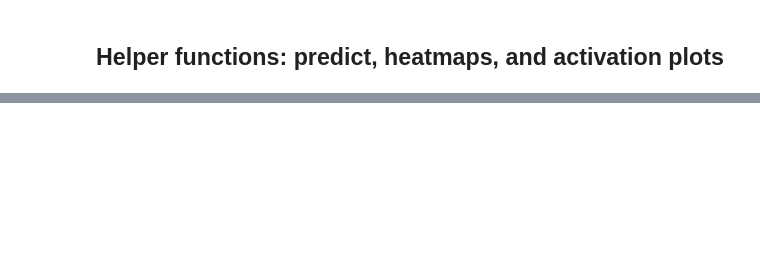
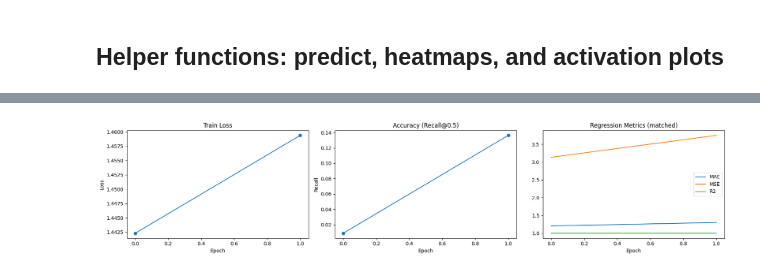
Before and after one commit to Tanaphat-Ken/Image-Processing-Proj, a Jupyter notebook: faster-rcnn.ipynb, the cells around one changed output, grey strips where cells are left out. Drawn from its saved outputs; the diff is of its cells as text; code cells hidden in the pictures; blank space fills up the shorter version.

```diff
--- a/faster-rcnn.ipynb
+++ b/faster-rcnn.ipynb
@@ -317,0 +680,80 @@ Selected indices: [217, 383, 817, 115, 1081]  (first 3 similar)
+# %%
+# Safe diagnostic check before full training
+import subprocess, sys, time
+
+print("=== Environment Check ===")
+print("Python:", sys.version.splitlines()[0])
+print("Torch:", torch.__version__)
+print("CUDA available:", torch.cuda.is_available())
+
+if torch.cuda.is_available():
+    try:
+        print("GPU name:", torch.cuda.get_device_name(0))
+        print("CUDA memory allocated (MB):", torch.cuda.memory_allocated(0) / 1024**2)
+        print("CUDA memory reserved (MB):", torch.cuda.memory_reserved(0) / 1024**2)
+    except Exception as e:
+        print("CUDA info error:", e)
+
+print("\n=== Single Batch Test (Safe) ===")
+# Test single batch with mixed precision to avoid crashes
+from torch.utils.data import Subset
+tiny_loader = DataLoader(Subset(train_ds, [0]), batch_size=1, shuffle=False,
+                        collate_fn=lambda x: tuple(zip(*x)), num_workers=0)
+
+model.train()
+scaler = torch.cuda.amp.GradScaler(enabled=torch.cuda.is_available())
+
+try:
+    t0 = time.time()
+    for images, targets in tiny_loader:
+        images = [img.to(device) for img in images]
+        targets = [{k: v.to(device) for k, v in t.items()} for t in targets]
+
+        # Use mixed precision to reduce memory usage
+        with torch.cuda.amp.autocast(enabled=torch.cuda.is_available()):
+            loss_dict = model(images, targets)
+            loss = sum(loss for loss in loss_dict.values())
+
+        scaler.scale(loss).backward()
+        scaler.step(optimizer)
+        scaler.update()
+        optimizer.zero_grad()
+
+        print(f"✓ Single batch test passed! Loss: {loss.item():.4f}")
+        break
+
+    dt = time.time() - t0
+    print(f"Single batch time: {dt:.3f}s")
+
+    if torch.cuda.is_available():
+        print(f"Peak memory (MB): {torch.cuda.max_memory_allocated(0) / 1024**2:.1f}")
+        torch.cuda.reset_peak_memory_stats()
+
+except Exception as e:
+    print(f"❌ Single batch failed: {e}")
+    if torch.cuda.is_available():
+        print(f"Memory allocated: {torch.cuda.memory_allocated(0) / 1024**2:.1f} MB")
+    raise
+
+print("\n=== Start Training (Short) ===")
+# Run training with safer settings
+EPOCHS = 5  # Reduced epochs for safety
+history = train_and_eval(model, optimizer, train_loader, val_loader, device, epochs=EPOCHS)
+plot_history(history)
+
+# Save checkpoint (recommended: state_dict + optimizer + history)
+# import os
+# os.makedirs('checkpoints', exist_ok=True)
+# ckpt = {
+#     'model_state_dict': model.state_dict(),
+#     'optimizer_state_dict': optimizer.state_dict(),
+#     'history': history,
+# }
+# torch.save(ckpt, 'checkpoints/fasterrcnn_ckpt.pth')
+# print('Saved checkpoint to checkpoints/fasterrcnn_ckpt.pth')
+
+# To load later:
+# ckpt = torch.load('checkpoints/fasterrcnn_ckpt.pth', map_location='cpu')
+# model.load_state_dict(ckpt['model_state_dict'])
+# optimizer.load_state_dict(ckpt['optimizer_state_dict'])
+# %% [output]
@@ -317,0 +776 @@ Selected indices: [217, 383, 817, 115, 1081]  (first 3 similar)
+[figure, added]
```
Also changed, not shown: parts of 12 cells of this notebook, 7 other files.
